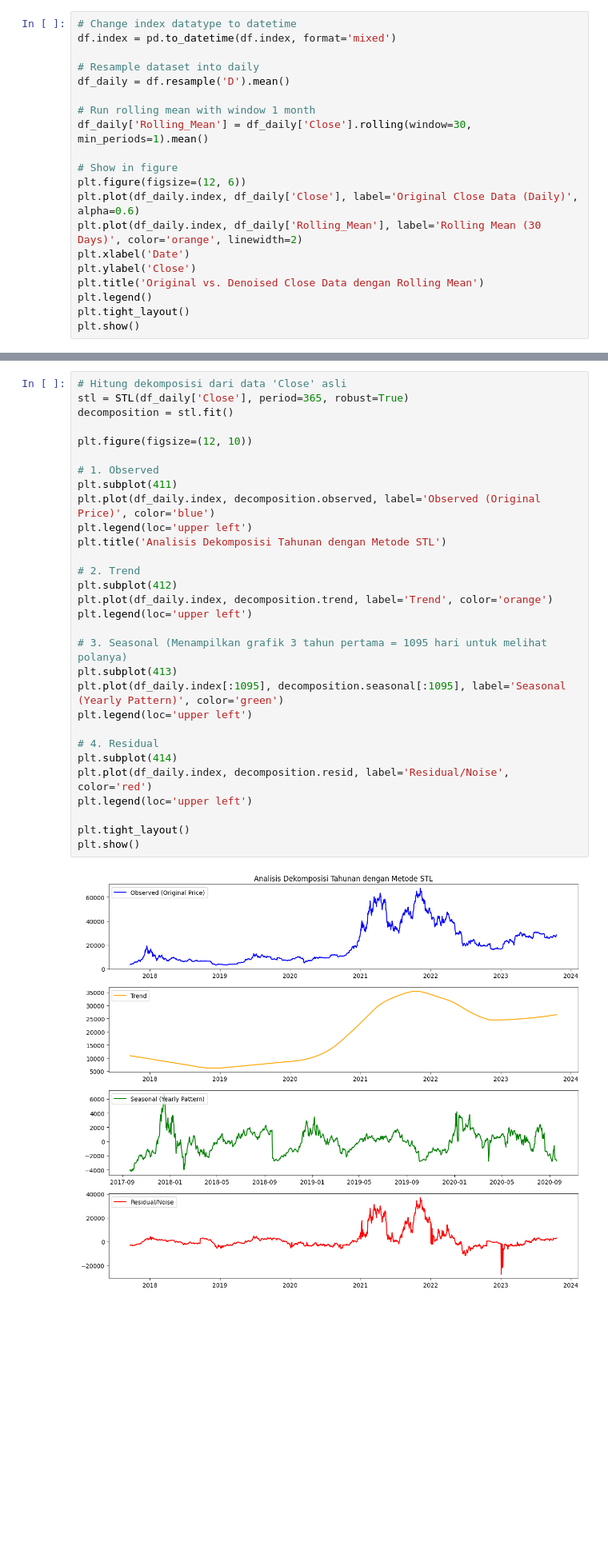
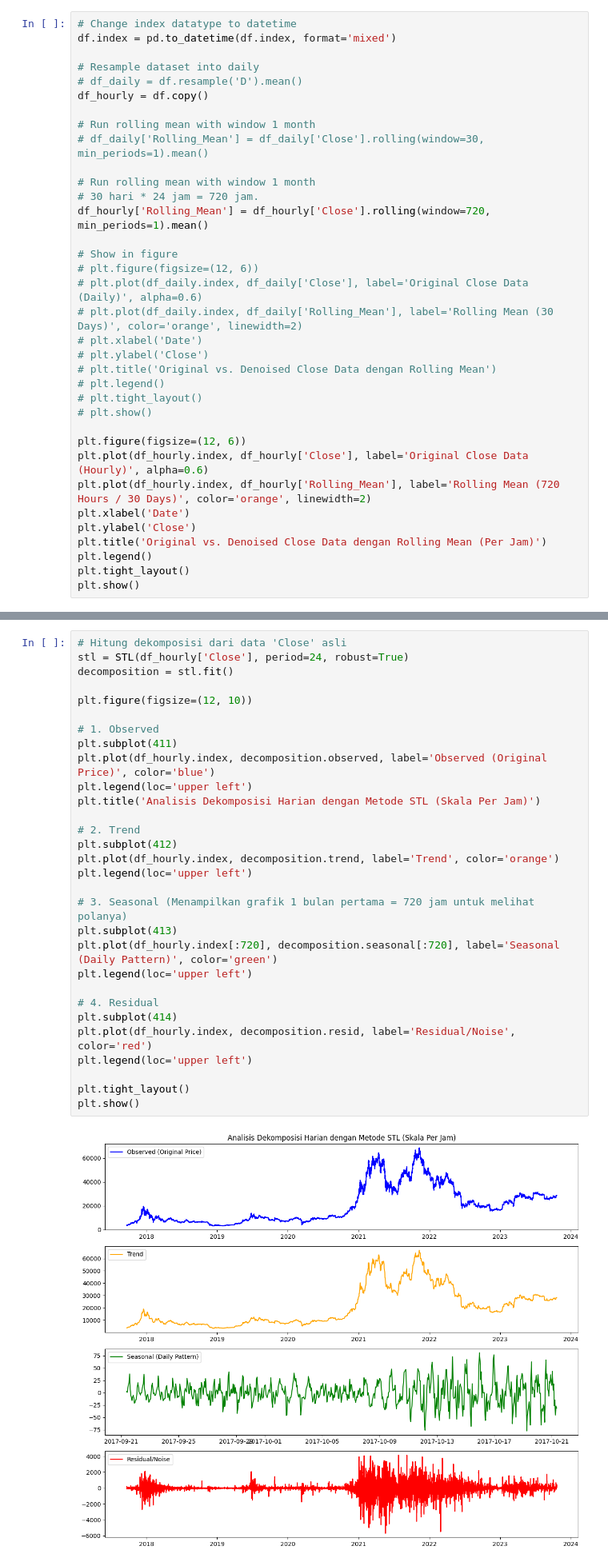
Before and after one commit to mikysetiawan/MachineLearningExpert, a Jupyter notebook: Tugas_Akhir_Timeseries_Forcasting.ipynb, the cells around one changed output, grey strips where cells are left out. Shown at 80% size. Drawn from its saved outputs; the diff is of its cells as text; blank space fills up the shorter version.

```diff
--- a/Tugas_Akhir_Timeseries_Forcasting.ipynb
+++ b/Tugas_Akhir_Timeseries_Forcasting.ipynb
@@ -64,18 +66,33 @@ Trying rolling mean to denoised data
 df.index = pd.to_datetime(df.index, format='mixed')
 
 # Resample dataset into daily
-df_daily = df.resample('D').mean()
+# df_daily = df.resample('D').mean()
+df_hourly = df.copy()
 
 # Run rolling mean with window 1 month
-df_daily['Rolling_Mean'] = df_daily['Close'].rolling(window=30, min_periods=1).mean()
+# df_daily['Rolling_Mean'] = df_daily['Close'].rolling(window=30, min_periods=1).mean()
+
+# Run rolling mean with window 1 month
+# 30 hari * 24 jam = 720 jam.
+df_hourly['Rolling_Mean'] = df_hourly['Close'].rolling(window=720, min_periods=1).mean()
 
 # Show in figure
+# plt.figure(figsize=(12, 6))
+# plt.plot(df_daily.index, df_daily['Close'], label='Original Close Data (Daily)', alpha=0.6)
+# plt.plot(df_daily.index, df_daily['Rolling_Mean'], label='Rolling Mean (30 Days)', color='orange', linewidth=2)
+# plt.xlabel('Date')
+# plt.ylabel('Close')
+# plt.title('Original vs. Denoised Close Data dengan Rolling Mean')
+# plt.legend()
+# plt.tight_layout()
+# plt.show()
+
 plt.figure(figsize=(12, 6))
-plt.plot(df_daily.index, df_daily['Close'], label='Original Close Data (Daily)', alpha=0.6)
-plt.plot(df_daily.index, df_daily['Rolling_Mean'], label='Rolling Mean (30 Days)', color='orange', linewidth=2)
+plt.plot(df_hourly.index, df_hourly['Close'], label='Original Close Data (Hourly)', alpha=0.6)
+plt.plot(df_hourly.index, df_hourly['Rolling_Mean'], label='Rolling Mean (720 Hours / 30 Days)', color='orange', linewidth=2)
 plt.xlabel('Date')
 plt.ylabel('Close')
-plt.title('Original vs. Denoised Close Data dengan Rolling Mean')
+plt.title('Original vs. Denoised Close Data dengan Rolling Mean (Per Jam)')
 plt.legend()
 plt.tight_layout()
 plt.show()
@@ -87,36 +104,36 @@ plt.show()
 Seasonal and Trend decomposition using Loess
 # %%
 # Hitung dekomposisi dari data 'Close' asli
-stl = STL(df_daily['Close'], period=365, robust=True)
+stl = STL(df_hourly['Close'], period=24, robust=True)
 decomposition = stl.fit()
 
 plt.figure(figsize=(12, 10))
 
 # 1. Observed
 plt.subplot(411)
-plt.plot(df_daily.index, decomposition.observed, label='Observed (Original Price)', color='blue')
+plt.plot(df_hourly.index, decomposition.observed, label='Observed (Original Price)', color='blue')
 plt.legend(loc='upper left')
-plt.title('Analisis Dekomposisi Tahunan dengan Metode STL')
+plt.title('Analisis Dekomposisi Harian dengan Metode STL (Skala Per Jam)')
 
 # 2. Trend
 plt.subplot(412)
-plt.plot(df_daily.index, decomposition.trend, label='Trend', color='orange')
+plt.plot(df_hourly.index, decomposition.trend, label='Trend', color='orange')
 plt.legend(loc='upper left')
 
-# 3. Seasonal (Menampilkan grafik 3 tahun pertama = 1095 hari untuk melihat polanya)
+# 3. Seasonal (Menampilkan grafik 1 bulan pertama = 720 jam untuk melihat polanya)
 plt.subplot(413)
-plt.plot(df_daily.index[:1095], decomposition.seasonal[:1095], label='Seasonal (Yearly Pattern)', color='green')
+plt.plot(df_hourly.index[:720], decomposition.seasonal[:720], label='Seasonal (Daily Pattern)', color='green')
 plt.legend(loc='upper left')
 
 # 4. Residual
 plt.subplot(414)
-plt.plot(df_daily.index, decomposition.resid, label='Residual/Noise', color='red')
+plt.plot(df_hourly.index, decomposition.resid, label='Residual/Noise', color='red')
 plt.legend(loc='upper left')
 
 plt.tight_layout()
 plt.show()
 # %% [output]
-[figure, old version]
+[figure, new version]
 # %% [markdown]
 Check stationary data with ADF
 # %%
```
Also changed, not shown: parts of 20 cells of this notebook.
